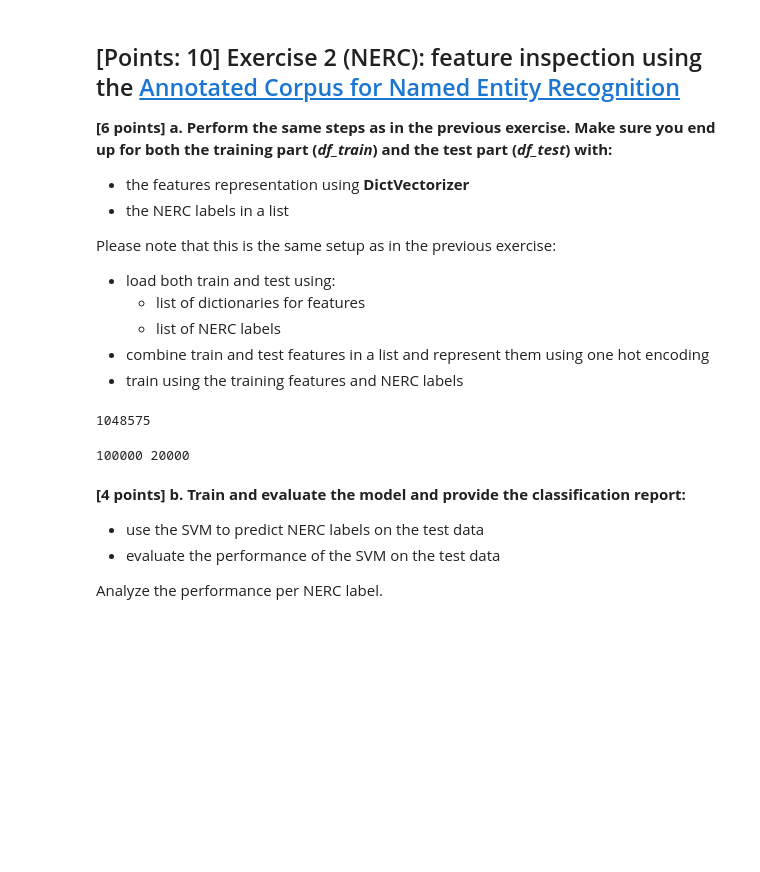
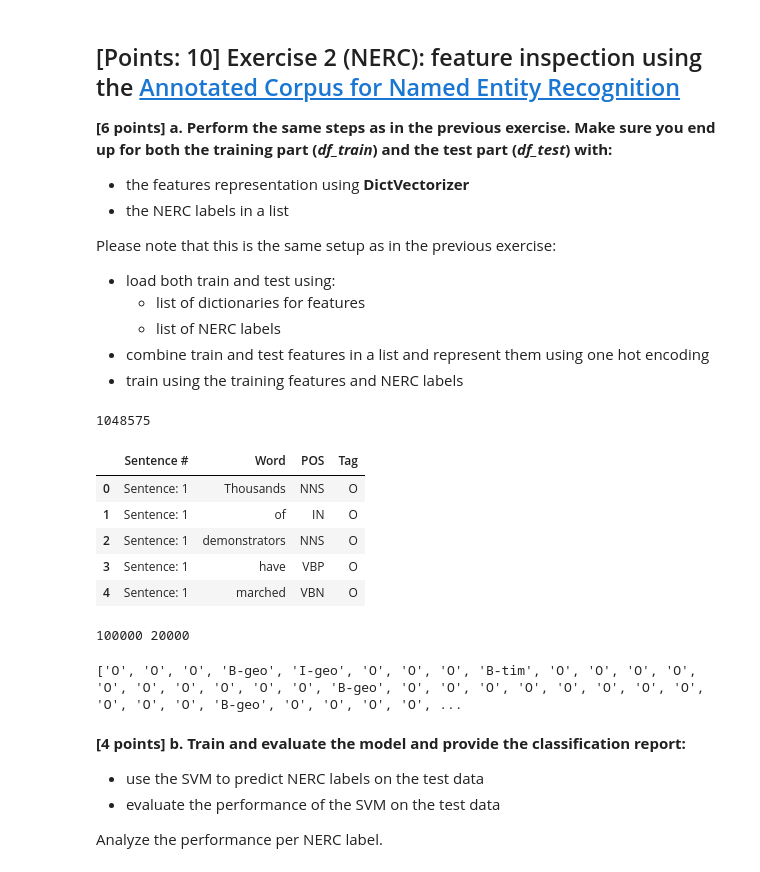
Before and after one commit to stefibub/Text_Mining_Group1, a Jupyter notebook: Group1_Lab4/Lab4-Assignment-nerc.ipynb, the cells around one changed output. Drawn from its saved outputs; the diff is of its cells as text; code cells hidden in the pictures; blank space fills up the shorter version.

```diff
--- a/Group1_Lab4/Lab4-Assignment-nerc.ipynb
+++ b/Group1_Lab4/Lab4-Assignment-nerc.ipynb
@@ -341,18 +341,68 @@ Please note that this is the same setup as in the previous exercise:
 import pandas
 # %%
 ##### Adapt the path to point to your local copy of NERC_datasets
-path = 'ner_dataset.csv'
-kaggle_dataset = pandas.read_csv(path, on_bad_lines="skip", encoding='ISO-8859-1')
+path = '/Users/pc/Documents/GitHub/Text_Mining_Group1/Group1_Lab4/ner_dataset.csv'
+kaggle_dataset = pandas.read_csv(path, on_bad_lines="skip", encoding='latin1')
+kaggle_dataset = kaggle_dataset.fillna(method="ffill")
 # %%
 len(kaggle_dataset)
 # %% [output]
 1048575
+# %%
+pandas.DataFrame.head(kaggle_dataset)
+# %% [output]
+|  | Sentence # | Word | POS | Tag |
+| 0 | Sentence: 1 | Thousands | NNS | O |
+| 1 | Sentence: 1 | of | IN | O |
+| 2 | Sentence: 1 | demonstrators | NNS | O |
+| 3 | Sentence: 1 | have | VBP | O |
+| 4 | Sentence: 1 | marched | VBN | O |
 # %%
 df_train = kaggle_dataset[:100000]
 df_test = kaggle_dataset[100000:120000]
 print(len(df_train), len(df_test))
 # %% [output]
 100000 20000
+# %%
+from sklearn.feature_extraction import DictVectorizer
+from sklearn import svm
+from sklearn.metrics import classification_report
+import pandas as pd
+from collections import Counter
+
+# Preparing features and labels for training and testing data
+def prepare_features_labels(df):
+    features = []
+    labels = []
+    for _, row in df.iterrows():
+        features.append({'word': row['Word'], 'pos': row['POS']})
+        labels.append(row['Tag'])
+    return features, labels
+
+
+
+train_features, train_labels = prepare_features_labels(df_train)
+test_features, test_labels = prepare_features_labels(df_test)
+
+vectorizer = DictVectorizer()
+combined_features = train_features + test_features  # Combine to ensure consistent feature set
+combined_features_vectorized = vectorizer.fit_transform(combined_features)
+
+n_train = len(train_features)
+vectorized_train_features = combined_features_vectorized[:n_train]
+vectorized_test_features = combined_features_vectorized[n_train:]
+
+svm_model = svm.LinearSVC()
+svm_model.fit(vectorized_train_features, train_labels)
+
+test_predictions = svm_model.predict(vectorized_test_features)
+
+#probably we need to remove some labels that we almost have no values for.
+evaluation_report = classification_report(test_labels, test_predictions)
+
+print(test_labels)
+# %% [output]
+['O', 'O', 'O', 'B-geo', 'I-geo', 'O', 'O', 'O', 'B-tim', 'O', 'O', 'O', 'O', 'O', 'O', 'O', 'O', 'O', 'O', 'B-geo', 'O', 'O', 'O', 'O', 'O', 'O', 'O', 'O', 'O', 'O', 'O', 'B-geo', 'O', 'O', 'O', 'O', ...
 # %% [markdown]
 **[4 points] b. Train and evaluate the model and provide the classification report:**
 * use the SVM to predict NERC labels on the test data
```
Also changed, not shown: parts of 2 cells of this notebook, 1 other file.
